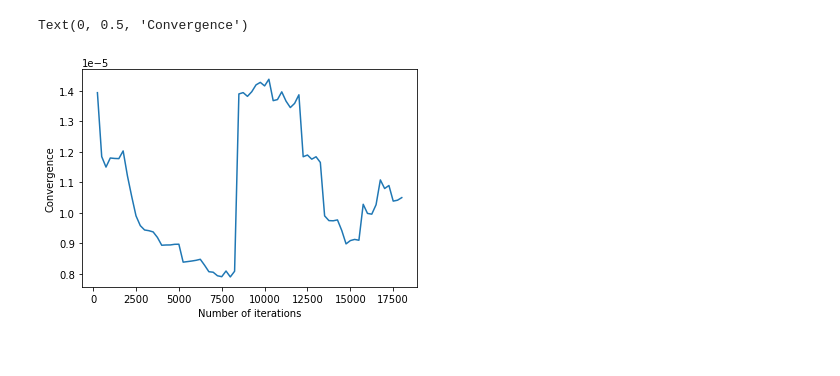
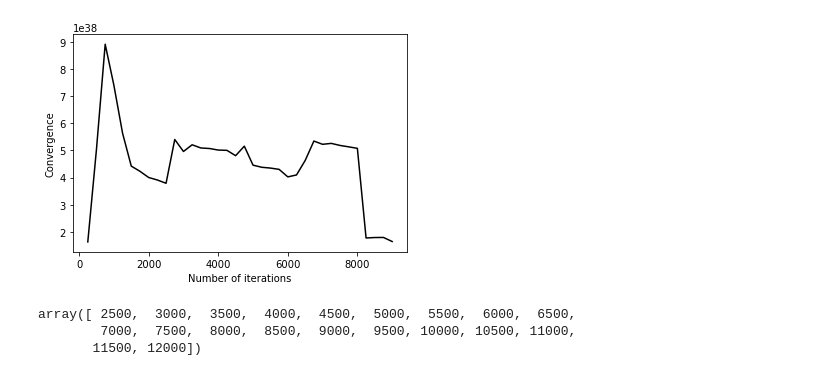
Before and after one commit to Schumacher-group/ImmuneCellMigrationAnalysis, a Jupyter notebook: Notebooks/Harmonic mean convergence testing .ipynb, the cells around one changed output. Drawn from its saved outputs; the diff is of its cells as text; code cells hidden in the pictures.

```diff
--- a/Notebooks/Harmonic mean convergence testing .ipynb
+++ b/Notebooks/Harmonic mean convergence testing .ipynb
@@ -18,14 +34,16 @@ import os
 import sys
 sys.path.append(os.path.abspath('..'))
 import numpy as np
+import matplotlib
 import matplotlib.pyplot as plt
 from inference.attractant_inference import AttractantInferer, observed_bias
 from in_silico.sources import CellsOnWoundMargin, PointWound, CellsInsideWound
 from Utilities.distributions import Normal
+
+matplotlib.rcParams.update({'errorbar.capsize': 4})
 # %%
-Prod_time = np.load('../data/Synthetic_Data/Synth_attract_prod_time.npy', allow_pickle=True)
-Constant_conc  = np.load('../data/Synthetic_Data/Synth_attract_constant_conc.npy', allow_pickle=True)
-
+Prod_time = np.load('../data/Synthetic_Data/Synth_attract_cons_time.npy', allow_pickle=True)
+Constant_conc  = np.load('../data/Synthetic_Data/Synth_attract_constant_conc_init.npy', allow_pickle=True)
 
 constant_conc_params = Constant_conc[0].get_chain(flat = True, discard = 500)
 prod_time_params = Prod_time[0].get_chain(flat = True, discard = 500)
@@ -194,0 +110,29 @@ plt.legend()
+# %%
+burn_in = 10000
+n_samples = np.arange(250,19250-burn_in,250)
+
+
+hme_1 = []
+hme_2 = []
+for n_sample in n_samples:
+    hme_1.append(HME(Prod_time[0],burn_in,n_sample))
+    hme_2.append(HME(Constant_conc[0],burn_in,n_sample))
+
+
+fig, axes = plt.subplots(ncols=2, nrows=1,figsize=(15, 5))
+
+
+axes[0].plot(n_samples,hme_1,'k')
+axes[0].set_xlabel("n_samples")
+axes[0].set_ylabel("Harmonic mean estimation")
+axes[0].set_title("Production time model")
+
+axes[1].plot(n_samples,hme_2,'k')
+axes[1].set_xlabel("n_samples")
+axes[1].set_ylabel("Harmonic mean estimation")
+axes[1].set_title("Constant concentration model")
+
+
+plt.yscale("log")
+fig.tight_layout()
+plt.show()
@@ -195,8 +141,22 @@ plt.legend()
 # %%
 ratio = [hme_1[i]/hme_2[i] for i in range(len(hme_1))]
-plt.plot(discards, ratio)
+plt.plot(n_samples, ratio,'k')
 plt.xlabel("Number of iterations")
 plt.ylabel("Convergence")
+plt.show()
 # %% [output]
-Text(0, 0.5, 'Convergence')
-[figure, old version]
+[figure, new version]
+# %%
+sample_size = 1000
+discards = 2500
+max_size = 20000
+n_samples = np.arange(discards,10000+discards,500)
+len_n_samples = len(n_samples)
+n_random_samples = 100
+sample_discard_list_prod = np.zeros((len_n_samples,n_random_samples))
+sample_discard_list_init = np.zeros((len_n_samples,n_random_samples))
+n_samples
+# %% [output]
+array([ 2500,  3000,  3500,  4000,  4500,  5000,  5500,  6000,  6500,
+        7000,  7500,  8000,  8500,  9000,  9500, 10000, 10500, 11000,
+       11500, 12000])
```
Also changed, not shown: parts of 14 cells of this notebook, 20 other files.
